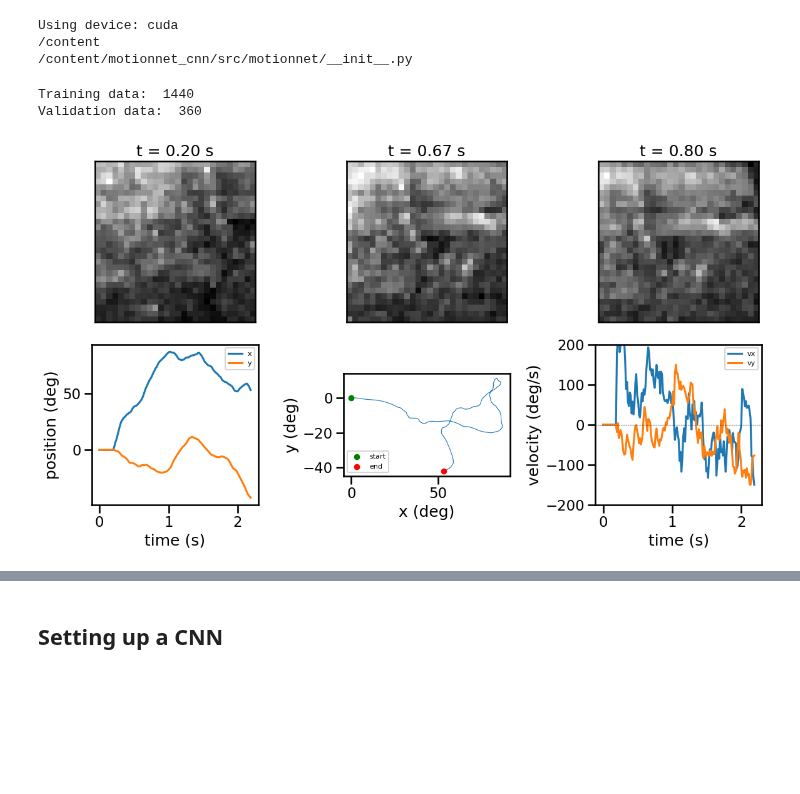
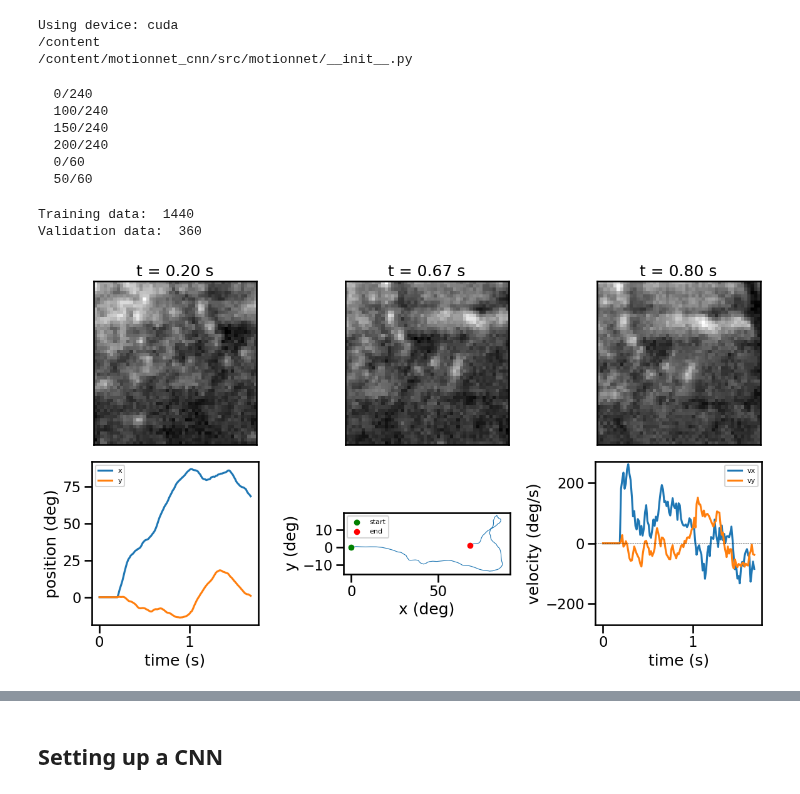
Before and after one commit to guardomayas/motionnet, a Jupyter notebook: notebooks/stim_building_dataset.ipynb, the cells around one changed output, grey strips where cells are left out. Cells and saved outputs as stored; diff of their text form; code cells hidden in the pictures; blank space fills up the shorter version.

```diff
--- a/notebooks/stim_building_dataset.ipynb
+++ b/notebooks/stim_building_dataset.ipynb
@@ -66,37 +65,54 @@ CACHE_DIR = (DRIVE / "motionnet/cache") if IN_COLAB else Path("/home/guardomayas
 N_IMAGES = 300
 RNG      = np.random.default_rng(0)
 # %%
-from motionnet.dataset import build_coeff_cache, split_images
+import json
+from motionnet.dataset import (GetNaturalMovies, DiskCachedDataset, movie_fingerprint,
+                               PrefilterConfig, ensure_cache, sigma_for,
+                               split_images)
 
-CFG = dict(eye_size=28, spacing_px = None, blur_px=13, start_jitter=100,
-           contrast_range=None, noise_std=0.08,
-           frames_per_segment=75*2, fps=75,
+CFG = dict(eye_size=50, spacing_px=7, blur_px=13, start_jitter=100,
+           contrast_range=None, noise_std=0.09,
+           frames_per_segment=75*1.5, fps=75,
            vel_std_deg_s=(120, 70), samples_per_image=6)
 
-RHO_PHI = 1.08                                   # matches the class default
-SIGMA_PX = CFG["blur_px"] * RHO_PHI / 2.3548
+# No hand-copied formula: same function __init__ uses.
+PRE = PrefilterConfig(sigma_px=sigma_for(CFG["blur_px"]))
 
 train_files, val_files = split_images(DATA_PATH, n_images=N_IMAGES,
                                       val_frac=0.2, stride=1)
 
 CACHE_DIR.mkdir(parents=True, exist_ok=True)
-train_cache = CACHE_DIR / f"train_n{len(train_files)}_blur{CFG['blur_px']}.npy"
-val_cache   = CACHE_DIR / f"val_n{len(val_files)}_blur{CFG['blur_px']}.npy"
+tag = f"blur{CFG['blur_px']}_v{int(PRE.sigma_px * 100)}"
+train_cache = CACHE_DIR / f"train_n{len(train_files)}_{tag}.npy"
+val_cache   = CACHE_DIR / f"val_n{len(val_files)}_{tag}.npy"
 
-if not train_cache.exists():
-    build_coeff_cache(train_files, train_cache, SIGMA_PX)
-if not val_cache.exists():
-    build_coeff_cache(val_files, val_cache, SIGMA_PX)
+# Rebuilds if the cache is missing, stale, or a half-written corpse.
+ensure_cache(train_files, train_cache, PRE)
+ensure_cache(val_files, val_cache, PRE)
 
-train_ds = DiskCachedDataset(GetNaturalMovies(files=train_files, coeff_cache=train_cache,
-                            seed=1, **CFG), cache_dir=CACHE_DIR/"movies_train")
-val_ds   = DiskCachedDataset(GetNaturalMovies(files=val_files, coeff_cache=val_cache,
-                            seed=99, **CFG), cache_dir=CACHE_DIR/"movies_val")
+# def movie_fingerprint(seed, CFG, PRE, n):
+#     return json.dumps({"cfg": CFG, "pre": PRE.__dict__, "seed": seed, "n": n},
+#                       sort_keys=True, default=str)
+
+train_ds = DiskCachedDataset(
+    GetNaturalMovies(files=train_files, coeff_cache=train_cache, seed=1, **CFG),
+    cache_dir=CACHE_DIR / "movies_train",
+    fingerprint=movie_fingerprint(1, CFG, PRE, len(train_files)))
+val_ds = DiskCachedDataset(
+    GetNaturalMovies(files=val_files, coeff_cache=val_cache, seed=99, **CFG),
+    cache_dir=CACHE_DIR / "movies_val",
+    fingerprint=movie_fingerprint(99, CFG, PRE, len(val_files)))
 
 print("Training data: ", len(train_ds))
 print("Validation data: ", len(val_ds))
 # %% [output]
-Training data:  1440
-Validation data:  360
+  0/240
+  100/240
+  150/240
+  200/240
+  0/60
+  50/60
+Training data:  1440
+Validation data:  360
 # %%
 # from IPython.display import HTML, display
@@ -112,32 +128,32 @@ vel   = s["vel_deg_s"].numpy()
 pos   = s["pos_px"].numpy() * d.dpp        # source px -> deg
 t_s   = np.arange(len(vel)) / d.fps
 frames = [15, 50, 60]
 
 fig, axes = plt.subplots(2, 3, figsize=(12, 7))
 
 for i, f in enumerate(frames):
     axes[0, i].imshow(movie[f, 0], cmap="gray", interpolation="nearest")
     axes[0, i].set_title(f"t = {f / d.fps:.2f} s")
     axes[0, i].set_xticks([]); axes[0, i].set_yticks([])
 
 axes[1, 0].plot(t_s, pos[:, 0], label="x")
 axes[1, 0].plot(t_s, pos[:, 1], label="y")
 axes[1, 0].set(xlabel="time (s)", ylabel="position (deg)")
 axes[1, 0].legend(fontsize=8)
 
 axes[1, 1].plot(pos[:, 0], pos[:, 1], lw=0.8)
 axes[1, 1].scatter(*pos[0], c="g", s=30, zorder=3, label="start")
 axes[1, 1].scatter(*pos[-1], c="r", s=30, zorder=3, label="end")
 axes[1, 1].set(xlabel="x (deg)", ylabel="y (deg)")
 axes[1, 1].set_aspect("equal")
 axes[1, 1].legend(fontsize=8)
 
 axes[1, 2].plot(t_s, vel[:, 0], label="vx")
 axes[1, 2].plot(t_s, vel[:, 1], label="vy")
 axes[1, 2].axhline(0, ls='--', color="k", lw=0.5)
-axes[1, 2].set(xlabel="time (s)", ylabel="velocity (deg/s)", ylim=(-200,200))
+axes[1, 2].set(xlabel="time (s)", ylabel="velocity (deg/s)", ylim=(-270,270))
 axes[1, 2].legend(fontsize=8)
 
 fig.tight_layout()
 # %% [output]
-[figure, old version]
+[figure, new version]
```
Also changed, not shown: parts of 19 cells of this notebook, 3 other files.
